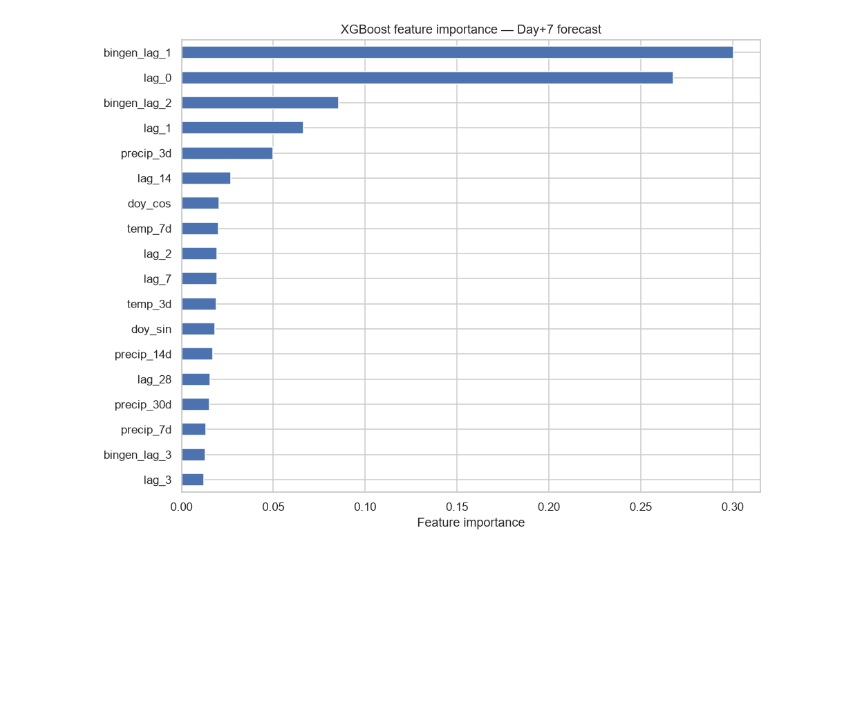
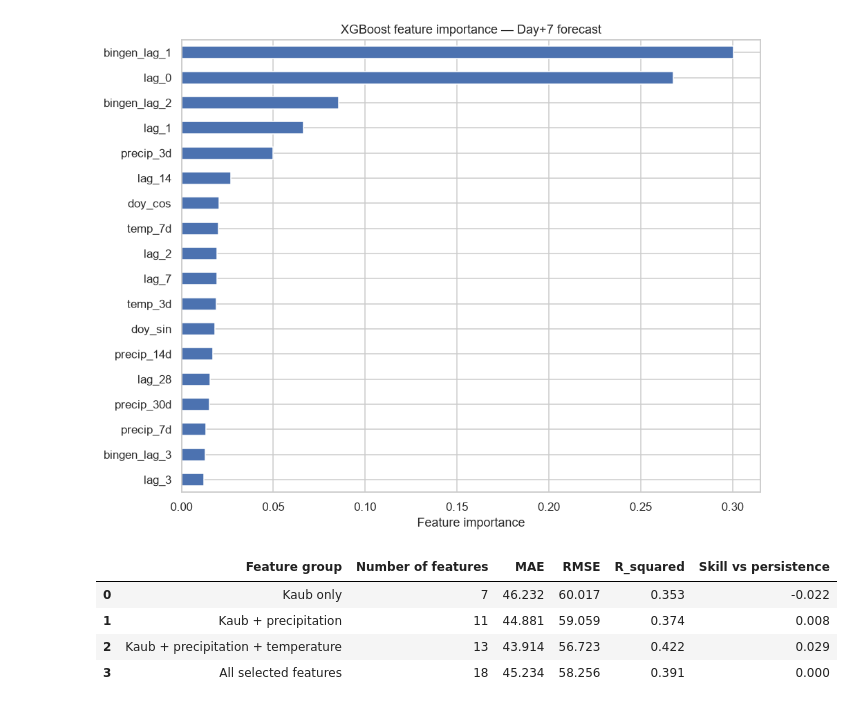
Before and after one commit to PrithviHe/Rhine-cargo-advisor, a Jupyter notebook: notebooks/04. eda_and_multivariate.ipynb, the cells around one changed output. Drawn from its saved outputs; the diff is of its cells as text; code cells hidden in the pictures; blank space fills up the shorter version.

Commit message:
Added updated eda and modeling file

```diff
--- a/notebooks/04. eda_and_multivariate.ipynb
+++ b/notebooks/04. eda_and_multivariate.ipynb
@@ -1094,0 +1120,81 @@ plt.show()
+# %%
+# Store results and trained models
+lgbm_results = []
+lgbm_models = {}
+
+# Loop through each feature group
+for group_name, columns in feature_groups.items():
+
+    # Initialize LightGBM model
+    model = LGBMRegressor(
+        n_estimators=500,
+        learning_rate=0.05,
+        max_depth=4,
+        num_leaves=15,
+        min_child_samples=20,
+        subsample=0.8,
+        subsample_freq=1,
+        colsample_bytree=0.8,
+        reg_alpha=0.2,
+        reg_lambda=1.0,
+        random_state=42,
+        n_jobs=-1,
+        verbosity=-1
+    )
+
+    # Train model
+    model.fit(
+        train_fit[columns],
+        train_fit["target"]
+    )
+
+    # Predict on validation data
+    predictions = model.predict(
+        validation[columns]
+    )
+
+    # Calculate evaluation metrics
+    mae = mean_absolute_error(
+        validation["target"],
+        predictions
+    )
+
+    rmse = np.sqrt(
+        mean_squared_error(
+            validation["target"],
+            predictions
+        )
+    )
+
+    R2 = r2_score(
+        validation["target"],
+        predictions
+    )
+
+    # Calculate skill vs persistence
+    skill = 1 - mae / persistence_mae
+
+    # Store results
+    lgbm_results.append({
+        "Feature group": group_name,
+        "Number of features": len(columns),
+        "MAE": mae,
+        "RMSE": rmse,
+        "R_squared": R2,
+        "Skill vs persistence": skill
+    })
+
+    # Store trained model
+    lgbm_models[group_name] = model
+
+# Create results DataFrame
+lgbm_results_df = pd.DataFrame(lgbm_results)
+
+# Display results
+display(lgbm_results_df.round(3))
+# %% [output]
+|  | Feature group | Number of features | MAE | RMSE | R_squared | Skill vs persistence |
+| 0 | Kaub only | 7 | 46.232 | 60.017 | 0.353 | -0.022 |
+| 1 | Kaub + precipitation | 11 | 44.881 | 59.059 | 0.374 | 0.008 |
+| 2 | Kaub + precipitation + temperature | 13 | 43.914 | 56.723 | 0.422 | 0.029 |
+| 3 | All selected features | 18 | 45.234 | 58.256 | 0.391 | 0.000 |
```
Also changed, not shown: parts of 6 cells of this notebook.
